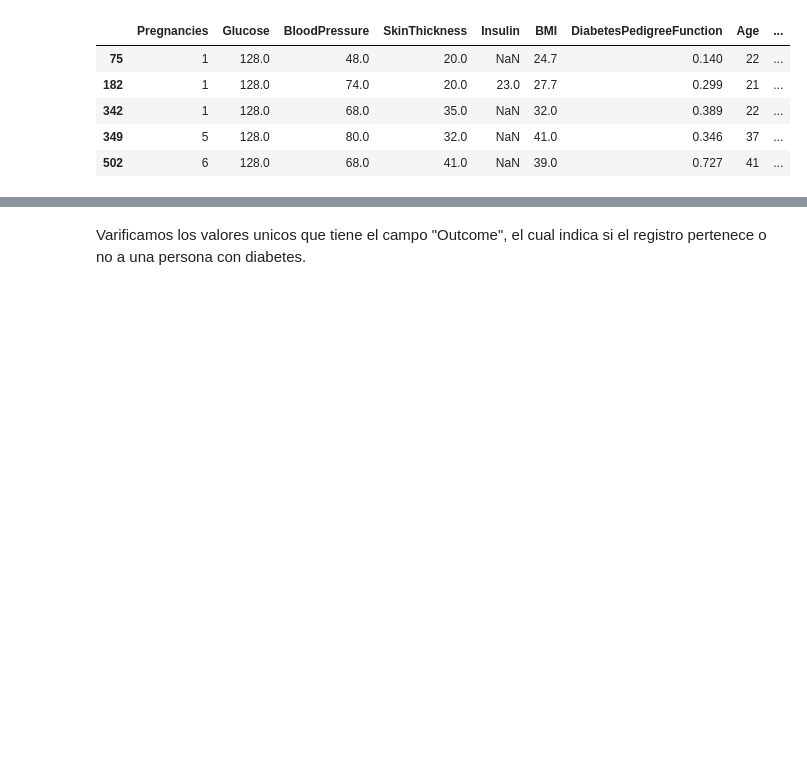
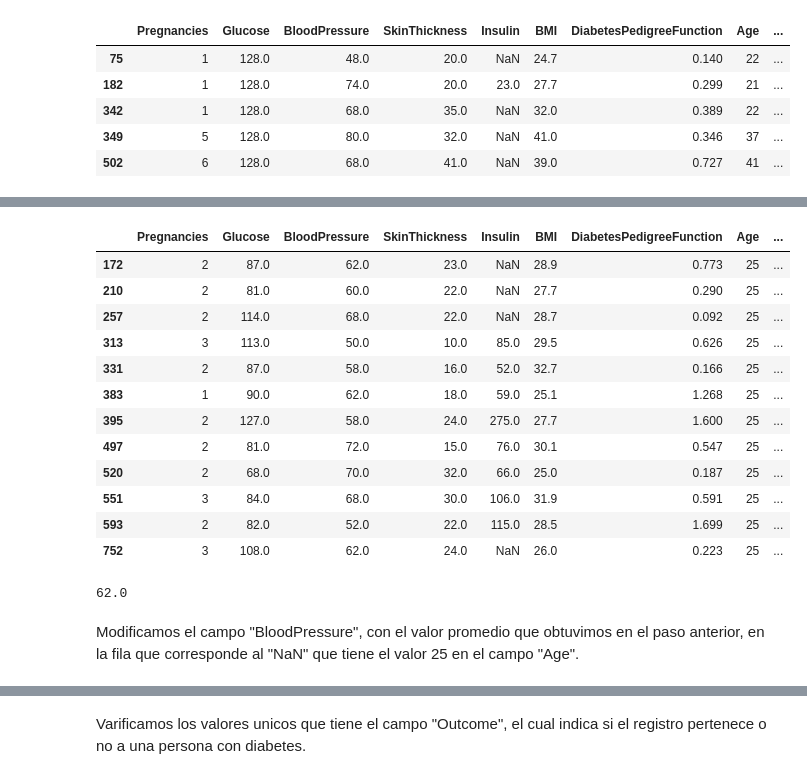
Before and after one commit to gabrielcan/ModeloDeDatosDiabetesPima, a Jupyter notebook: ModeloDiabetes.ipynb, the cells around one changed output, grey strips where cells are left out. Saved outputs shown, nothing was run; the diff lists cells and outputs as text; code cells hidden in the pictures; blank space fills up the shorter version.

```diff
--- a/ModeloDiabetes.ipynb
+++ b/ModeloDiabetes.ipynb
@@ -286,0 +328,9 @@ df.loc[indexValoresNanGlucose]
+# %%
+# Definimos las columnas que quieres considerar para la condición de NaN
+columnas_de_interes = ['BloodPressure', 'SkinThickness','BMI']
+
+# Eliminar filas donde 3 o más columnas tengan NaN
+df_limpio = df[df[columnas_de_interes].isna().sum(axis=1) < 2]
+
+# Mostrar el DataFrame limpio
+print(df_limpio)
@@ -286,0 +379,3 @@ df.loc[indexValoresNanGlucose]
+# %%
+df_Age44_Diabetes=df_limpio[(df_limpio['Age']==44)&(df_limpio['Outcome']==1)]
+df_Age44_Diabetes
@@ -286,0 +392,3 @@ df.loc[indexValoresNanGlucose]
+# %%
+v_PromBloodPressure=df_Age44_Diabetes['BloodPressure'].mean().round(0)
+print(v_PromBloodPressure) #Mostramos el resultado
@@ -286,0 +399,2 @@ df.loc[indexValoresNanGlucose]
+# %%
+df_limpio.loc[(df_limpio['BloodPressure'].isna()) & (df_limpio['Age'] == 44), 'BloodPressure'] = v_PromBloodPressure
@@ -286,0 +413,24 @@ df.loc[indexValoresNanGlucose]
+# %%
+df_Age25_SinDiabetes=df_limpio[(df_limpio['Age']==25)&(df_limpio['Outcome']==0)&(df_limpio['BMI']>=28.9-4)&(df_limpio['BMI']<=28.9+4)] #creasmo un df que contenga los registros que cumplan con las 2 condiciones que pusimos
+df_Age25_SinDiabetes #Mostramos el DF unuevo
+# %% [output]
+|  | Pregnancies | Glucose | BloodPressure | SkinThickness | Insulin | BMI | DiabetesPedigreeFunction | Age | ... |
+| 172 | 2 | 87.0 | 62.0 | 23.0 | NaN | 28.9 | 0.773 | 25 | ... |
+| 210 | 2 | 81.0 | 60.0 | 22.0 | NaN | 27.7 | 0.290 | 25 | ... |
+| 257 | 2 | 114.0 | 68.0 | 22.0 | NaN | 28.7 | 0.092 | 25 | ... |
+| 313 | 3 | 113.0 | 50.0 | 10.0 | 85.0 | 29.5 | 0.626 | 25 | ... |
+| 331 | 2 | 87.0 | 58.0 | 16.0 | 52.0 | 32.7 | 0.166 | 25 | ... |
+| 383 | 1 | 90.0 | 62.0 | 18.0 | 59.0 | 25.1 | 1.268 | 25 | ... |
+| 395 | 2 | 127.0 | 58.0 | 24.0 | 275.0 | 27.7 | 1.600 | 25 | ... |
+| 497 | 2 | 81.0 | 72.0 | 15.0 | 76.0 | 30.1 | 0.547 | 25 | ... |
+| 520 | 2 | 68.0 | 70.0 | 32.0 | 66.0 | 25.0 | 0.187 | 25 | ... |
+| 551 | 3 | 84.0 | 68.0 | 30.0 | 106.0 | 31.9 | 0.591 | 25 | ... |
+| 593 | 2 | 82.0 | 52.0 | 22.0 | 115.0 | 28.5 | 1.699 | 25 | ... |
+| 752 | 3 | 108.0 | 62.0 | 24.0 | NaN | 26.0 | 0.223 | 25 | ... |
+# %%
+v_PromBloodPressure25Ages = df_Age25_SinDiabetes.BloodPressure.mean().round(0)
+print(v_PromBloodPressure25Ages) #Mostramos el valor promedio que obtenemos
+# %% [output]
+62.0
+# %% [markdown]
+Modificamos el campo "BloodPressure", con el valor promedio que obtuvimos en el paso anterior, en la fila que corresponde al "NaN" que tiene el valor 25 en el campo "Age".
```
Also changed, not shown: parts of 27 cells of this notebook.
